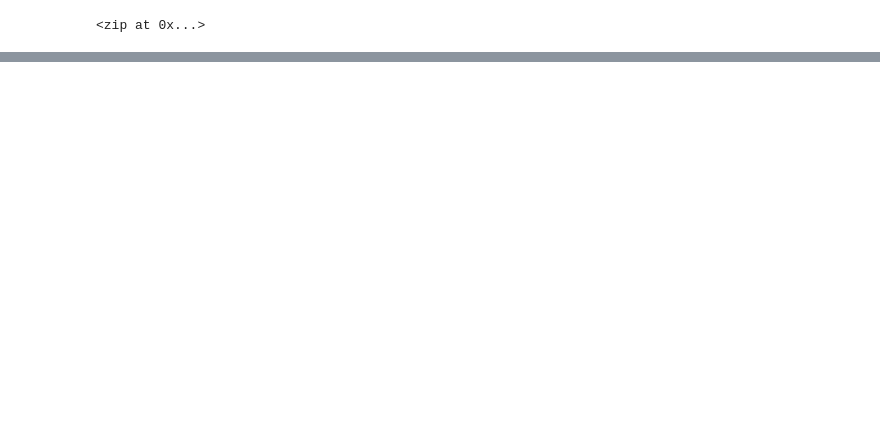
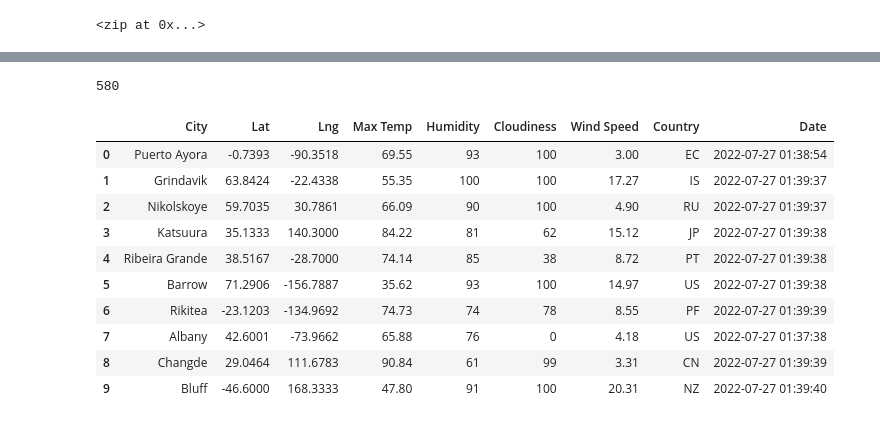
Before and after one commit to jipelletier/World_Weather_Analysis, a Jupyter notebook: World_Weather_Analysis/WeatherPy.ipynb, the cells around one changed output, grey strips where cells are left out. Drawn from its saved outputs; the diff is of its cells as text; code cells hidden in the pictures; blank space fills up the shorter version.

```diff
--- a/World_Weather_Analysis/WeatherPy.ipynb
+++ b/World_Weather_Analysis/WeatherPy.ipynb
@@ -54,0 +181,20 @@ len(cities)
+# %%
+len(city_data)
+# %% [output]
+580
+# %%
+# Convert the array of dictionaries to a Pandas DataFrame.
+city_data_df=pd.DataFrame(city_data)
+city_data_df.head(10)
+# %% [output]
+|  | City | Lat | Lng | Max Temp | Humidity | Cloudiness | Wind Speed | Country | Date |
+| 0 | Puerto Ayora | -0.7393 | -90.3518 | 69.55 | 93 | 100 | 3.00 | EC | 2022-07-27 01:38:54 |
+| 1 | Grindavik | 63.8424 | -22.4338 | 55.35 | 100 | 100 | 17.27 | IS | 2022-07-27 01:39:37 |
+| 2 | Nikolskoye | 59.7035 | 30.7861 | 66.09 | 90 | 100 | 4.90 | RU | 2022-07-27 01:39:37 |
+| 3 | Katsuura | 35.1333 | 140.3000 | 84.22 | 81 | 62 | 15.12 | JP | 2022-07-27 01:39:38 |
+| 4 | Ribeira Grande | 38.5167 | -28.7000 | 74.14 | 85 | 38 | 8.72 | PT | 2022-07-27 01:39:38 |
+| 5 | Barrow | 71.2906 | -156.7887 | 35.62 | 93 | 100 | 14.97 | US | 2022-07-27 01:39:38 |
+| 6 | Rikitea | -23.1203 | -134.9692 | 74.73 | 74 | 78 | 8.55 | PF | 2022-07-27 01:39:39 |
+| 7 | Albany | 42.6001 | -73.9662 | 65.88 | 76 | 0 | 4.18 | US | 2022-07-27 01:37:38 |
+| 8 | Changde | 29.0464 | 111.6783 | 90.84 | 61 | 99 | 3.31 | CN | 2022-07-27 01:39:39 |
+| 9 | Bluff | -46.6000 | 168.3333 | 47.80 | 91 | 100 | 20.31 | NZ | 2022-07-27 01:39:40 |
```
Also changed, not shown: parts of 17 cells of this notebook, 2 other files.
